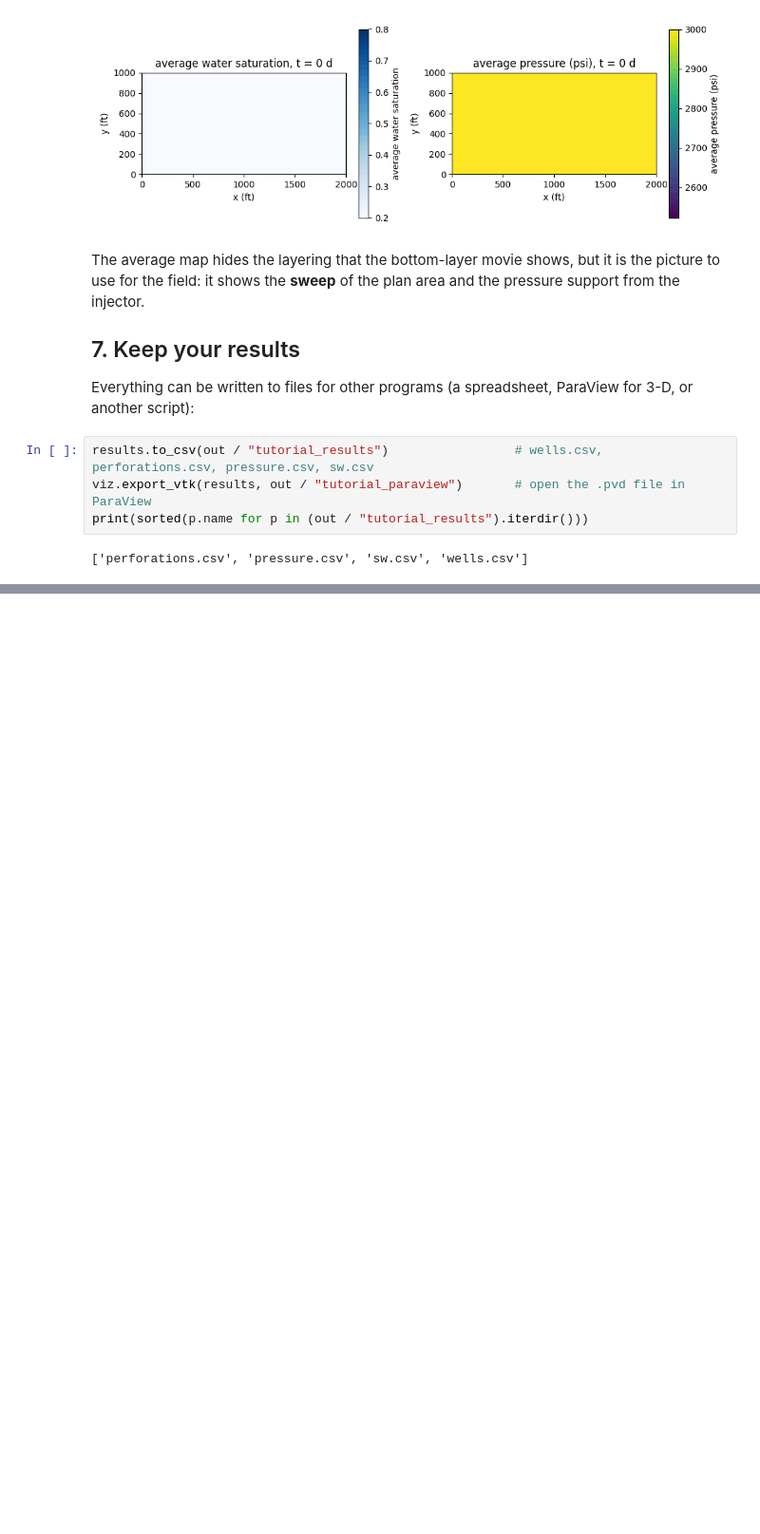
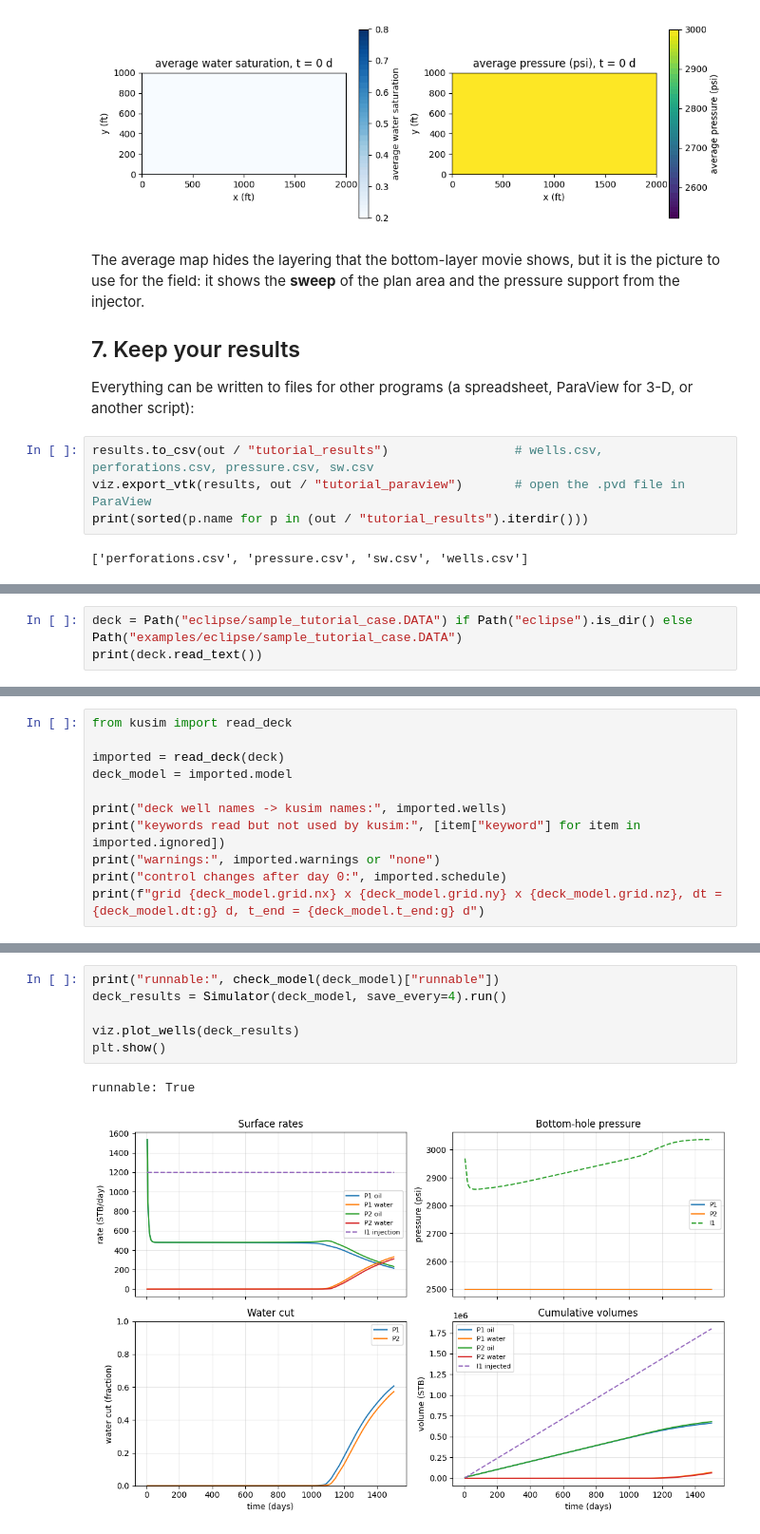
Before and after one commit to MElfeel/kusim, a Jupyter notebook: examples/tutorial_first_simulation.ipynb, the cells around one changed output, grey strips where cells are left out. Shown at 95% size. Cells and saved outputs as stored; diff of their text form; blank space fills up the shorter version.

Commit message:
Tutorial: add the ECLIPSE-deck route (sample_tutorial_case.DATA), fix the injection rate in the text
Co-Authored-By: Claude Sonnet 5.5 <noreply@anthropic.com>

```diff
--- a/examples/tutorial_first_simulation.ipynb
+++ b/examples/tutorial_first_simulation.ipynb
@@ -425,0 +435,3 @@ print(sorted(p.name for p in (out / "tutorial_results").iterdir()))
+# %%
+deck = Path("eclipse/sample_tutorial_case.DATA") if Path("eclipse").is_dir() else Path("examples/eclipse/sample_tutorial_case.DATA")
+print(deck.read_text())
@@ -425,0 +473,11 @@ print(sorted(p.name for p in (out / "tutorial_results").iterdir()))
+# %%
+from kusim import read_deck
+
+imported = read_deck(deck)
+deck_model = imported.model
+
+print("deck well names -> kusim names:", imported.wells)
+print("keywords read but not used by kusim:", [item["keyword"] for item in imported.ignored])
+print("warnings:", imported.warnings or "none")
+print("control changes after day 0:", imported.schedule)
+print(f"grid {deck_model.grid.nx} x {deck_model.grid.ny} x {deck_model.grid.nz}, dt = {deck_model.dt:g} d, t_end = {deck_model.t_end:g} d")
@@ -425,0 +497,9 @@ print(sorted(p.name for p in (out / "tutorial_results").iterdir()))
+# %%
+print("runnable:", check_model(deck_model)["runnable"])
+deck_results = Simulator(deck_model, save_every=4).run()
+
+viz.plot_wells(deck_results)
+plt.show()
+# %% [output]
+runnable: True
+[figure, added]
```
Also changed, not shown: parts of 11 cells of this notebook, 1 other file.
